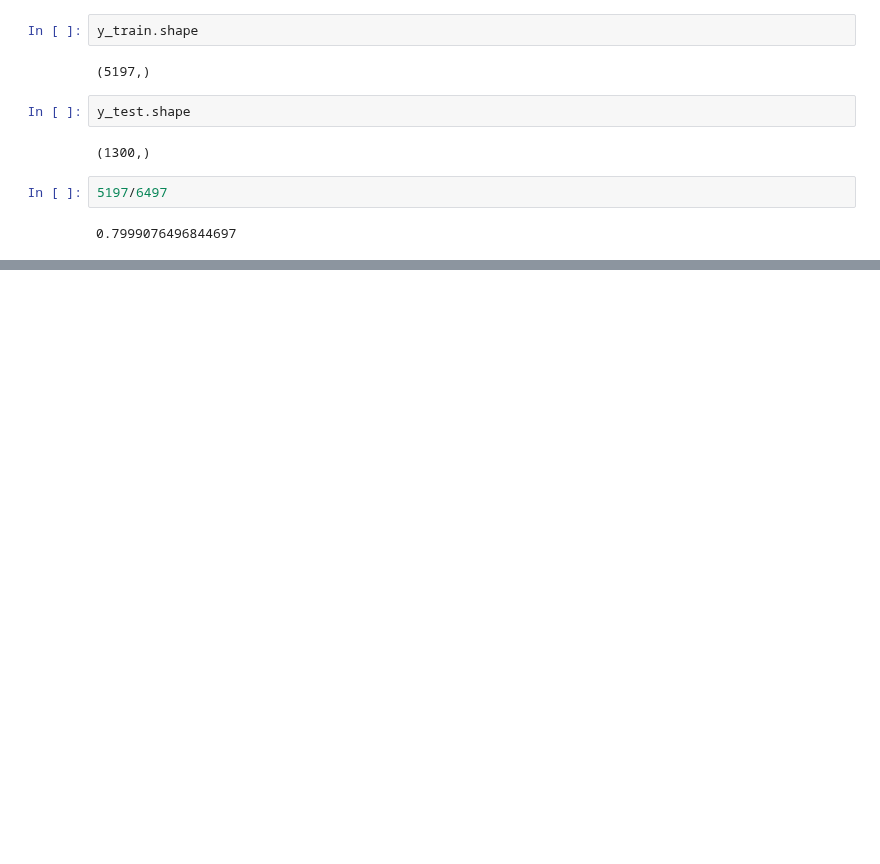
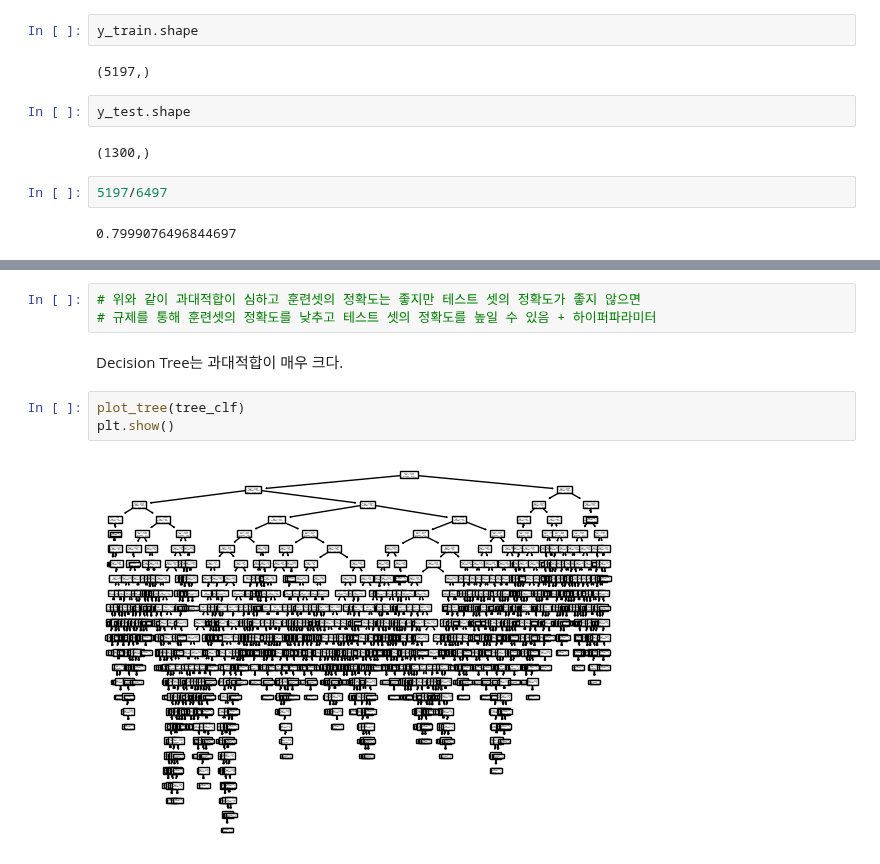
Before and after one commit to Sjleerodls/Data_Analysis, a Jupyter notebook: lab_da/ml10_decision_tree.ipynb, the cells around one changed output, grey strips where cells are left out. Cells and saved outputs as stored; diff of their text form; blank space fills up the shorter version.

```diff
--- a/lab_da/ml10_decision_tree.ipynb
+++ b/lab_da/ml10_decision_tree.ipynb
@@ -127,0 +193,10 @@ y_test.shape
+# %%
+# 위와 같이 과대적합이 심하고 훈련셋의 정확도는 좋지만 테스트 셋의 정확도가 좋지 않으면
+# 규제를 통해 훈련셋의 정확도를 낮추고 테스트 셋의 정확도를 높일 수 있음 + 하이퍼파라미터
+# %% [markdown]
+Decision Tree는 과대적합이 매우 크다.
+# %%
+plot_tree(tree_clf)
+plt.show()
+# %% [output]
+[figure, added]
```
Also changed, not shown: parts of 15 cells of this notebook.
